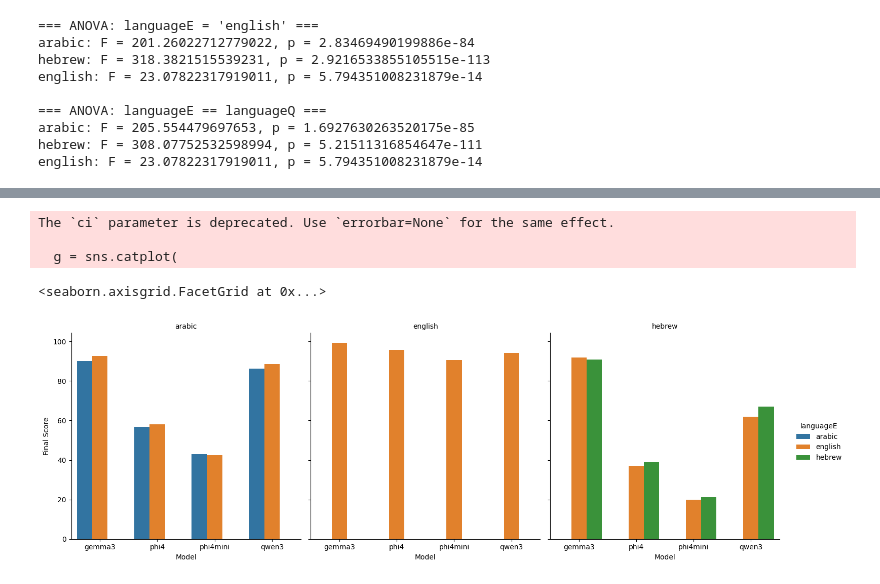
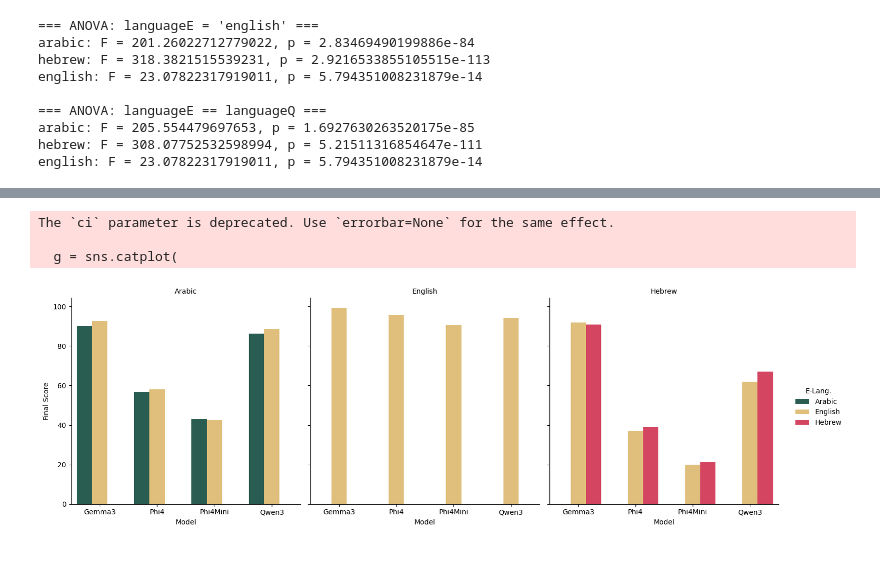
Before and after one commit to almogtali/mini-project, a Jupyter notebook: resultsAnalysis.ipynb, the cells around one changed output, grey strips where cells are left out. Drawn from its saved outputs; the diff is of its cells as text; code cells hidden in the pictures.

```diff
--- a/resultsAnalysis.ipynb
+++ b/resultsAnalysis.ipynb
@@ -479,20 +421,35 @@ The `ci` parameter is deprecated. Use `errorbar=None` for the same effect.
 # %%
+# Capitalize relevant columns
+summary_df["model"] = summary_df["model"].str.title()
+summary_df["languageE"] = summary_df["languageE"].str.capitalize()
+summary_df["languageQ"] = summary_df["languageQ"].str.capitalize()
+
+# Define custom color palette
+custom_palette = {
+    "English": "#f1c46a",
+    "Hebrew": "#eb2d53",
+    "Arabic": "#226556"
+}
+
+# Plot
 g = sns.catplot(
     data=summary_df,
     kind="bar",
     x="model", y="Final Score",
     hue="languageE",
     col="languageQ",
     ci=None,
+    palette=custom_palette,
     height=5, aspect=1
 )
 g.set_titles("{col_name}")
 g.set_axis_labels("Model", "Final Score")
+g._legend.set_title("E-Lang.")
 g.tight_layout()
+plt.show()
 # %% [output]
 The `ci` parameter is deprecated. Use `errorbar=None` for the same effect.
 
   g = sns.catplot(
-<seaborn.axisgrid.FacetGrid at 0x...>
-[figure, old version]
+[figure, new version]
 # %%
```
Also changed, not shown: parts of 10 cells of this notebook.
